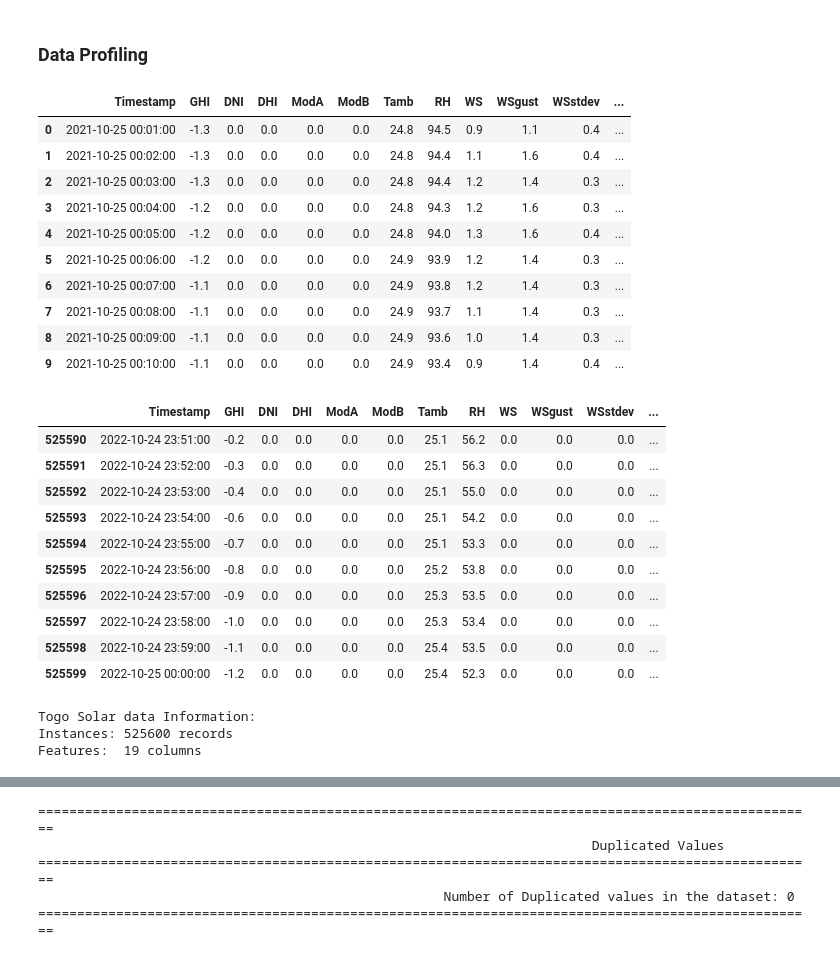
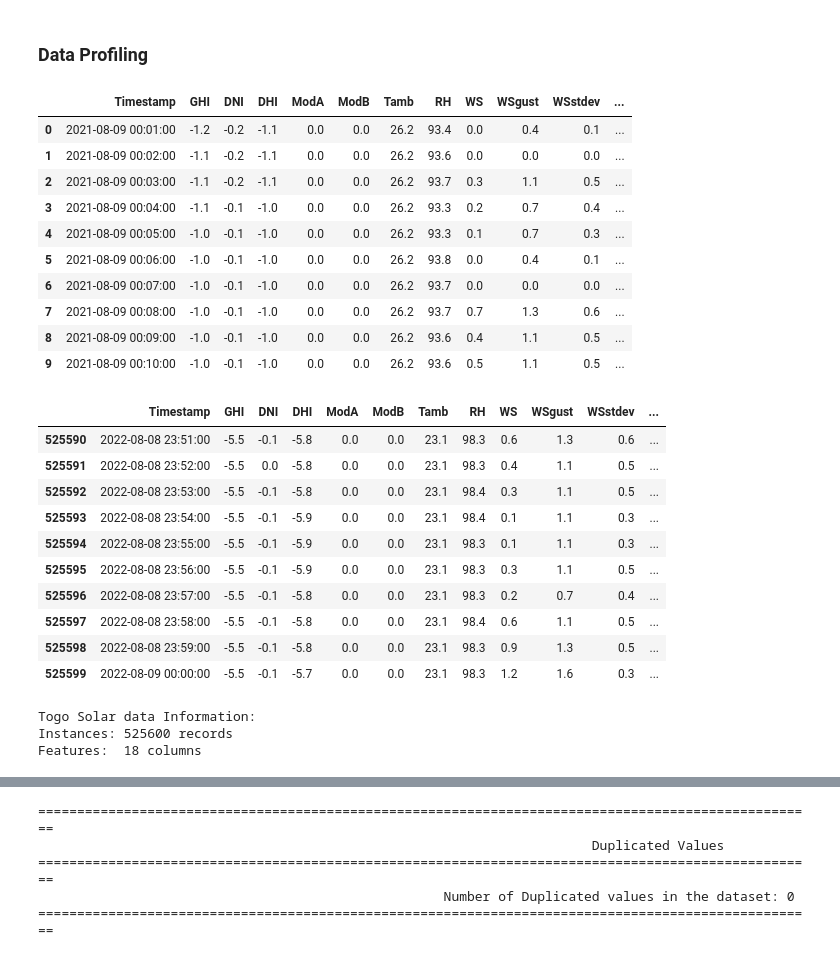
Before and after one commit to Jonepeter/solar-challenge-week1, a Jupyter notebook: notebooks/benin_eda.ipynb, the cells around one changed output, grey strips where cells are left out. Saved outputs shown, nothing was run; the diff lists cells and outputs as text; code cells hidden in the pictures.

Commit message:
eda: benin update data profiling describe method

```diff
--- a/notebooks/benin_eda.ipynb
+++ b/notebooks/benin_eda.ipynb
@@ -10,47 +10,47 @@ import numpy as np
 from scipy.stats import zscore
 # %%
 # Reading DataSets
-togo_data = pd.read_csv("../data/togo-dapaong_qc.csv", parse_dates=['Timestamp'])
+benin_data = pd.read_csv("../data/benin-malanville.csv", parse_dates=['Timestamp'])
 # %% [markdown]
 ### Data Profiling
 # %%
 # display the first 10 records
-togo_data.head(10)
+benin_data.head(10)
 # %% [output]
 |  | Timestamp | GHI | DNI | DHI | ModA | ModB | Tamb | RH | WS | WSgust | WSstdev | ... |
-| 0 | 2021-10-25 00:01:00 | -1.3 | 0.0 | 0.0 | 0.0 | 0.0 | 24.8 | 94.5 | 0.9 | 1.1 | 0.4 | ... |
-| 1 | 2021-10-25 00:02:00 | -1.3 | 0.0 | 0.0 | 0.0 | 0.0 | 24.8 | 94.4 | 1.1 | 1.6 | 0.4 | ... |
-| 2 | 2021-10-25 00:03:00 | -1.3 | 0.0 | 0.0 | 0.0 | 0.0 | 24.8 | 94.4 | 1.2 | 1.4 | 0.3 | ... |
-| 3 | 2021-10-25 00:04:00 | -1.2 | 0.0 | 0.0 | 0.0 | 0.0 | 24.8 | 94.3 | 1.2 | 1.6 | 0.3 | ... |
-| 4 | 2021-10-25 00:05:00 | -1.2 | 0.0 | 0.0 | 0.0 | 0.0 | 24.8 | 94.0 | 1.3 | 1.6 | 0.4 | ... |
-| 5 | 2021-10-25 00:06:00 | -1.2 | 0.0 | 0.0 | 0.0 | 0.0 | 24.9 | 93.9 | 1.2 | 1.4 | 0.3 | ... |
-| 6 | 2021-10-25 00:07:00 | -1.1 | 0.0 | 0.0 | 0.0 | 0.0 | 24.9 | 93.8 | 1.2 | 1.4 | 0.3 | ... |
-| 7 | 2021-10-25 00:08:00 | -1.1 | 0.0 | 0.0 | 0.0 | 0.0 | 24.9 | 93.7 | 1.1 | 1.4 | 0.3 | ... |
-| 8 | 2021-10-25 00:09:00 | -1.1 | 0.0 | 0.0 | 0.0 | 0.0 | 24.9 | 93.6 | 1.0 | 1.4 | 0.3 | ... |
-| 9 | 2021-10-25 00:10:00 | -1.1 | 0.0 | 0.0 | 0.0 | 0.0 | 24.9 | 93.4 | 0.9 | 1.4 | 0.4 | ... |
+| 0 | 2021-08-09 00:01:00 | -1.2 | -0.2 | -1.1 | 0.0 | 0.0 | 26.2 | 93.4 | 0.0 | 0.4 | 0.1 | ... |
+| 1 | 2021-08-09 00:02:00 | -1.1 | -0.2 | -1.1 | 0.0 | 0.0 | 26.2 | 93.6 | 0.0 | 0.0 | 0.0 | ... |
+| 2 | 2021-08-09 00:03:00 | -1.1 | -0.2 | -1.1 | 0.0 | 0.0 | 26.2 | 93.7 | 0.3 | 1.1 | 0.5 | ... |
+| 3 | 2021-08-09 00:04:00 | -1.1 | -0.1 | -1.0 | 0.0 | 0.0 | 26.2 | 93.3 | 0.2 | 0.7 | 0.4 | ... |
+| 4 | 2021-08-09 00:05:00 | -1.0 | -0.1 | -1.0 | 0.0 | 0.0 | 26.2 | 93.3 | 0.1 | 0.7 | 0.3 | ... |
+| 5 | 2021-08-09 00:06:00 | -1.0 | -0.1 | -1.0 | 0.0 | 0.0 | 26.2 | 93.8 | 0.0 | 0.4 | 0.1 | ... |
+| 6 | 2021-08-09 00:07:00 | -1.0 | -0.1 | -1.0 | 0.0 | 0.0 | 26.2 | 93.7 | 0.0 | 0.0 | 0.0 | ... |
+| 7 | 2021-08-09 00:08:00 | -1.0 | -0.1 | -1.0 | 0.0 | 0.0 | 26.2 | 93.7 | 0.7 | 1.3 | 0.6 | ... |
+| 8 | 2021-08-09 00:09:00 | -1.0 | -0.1 | -1.0 | 0.0 | 0.0 | 26.2 | 93.6 | 0.4 | 1.1 | 0.5 | ... |
+| 9 | 2021-08-09 00:10:00 | -1.0 | -0.1 | -1.0 | 0.0 | 0.0 | 26.2 | 93.6 | 0.5 | 1.1 | 0.5 | ... |
 # %%
 # display the last 10 records
-togo_data.tail(10)
+benin_data.tail(10)
 # %% [output]
 |  | Timestamp | GHI | DNI | DHI | ModA | ModB | Tamb | RH | WS | WSgust | WSstdev | ... |
-| 525590 | 2022-10-24 23:51:00 | -0.2 | 0.0 | 0.0 | 0.0 | 0.0 | 25.1 | 56.2 | 0.0 | 0.0 | 0.0 | ... |
-| 525591 | 2022-10-24 23:52:00 | -0.3 | 0.0 | 0.0 | 0.0 | 0.0 | 25.1 | 56.3 | 0.0 | 0.0 | 0.0 | ... |
-| 525592 | 2022-10-24 23:53:00 | -0.4 | 0.0 | 0.0 | 0.0 | 0.0 | 25.1 | 55.0 | 0.0 | 0.0 | 0.0 | ... |
-| 525593 | 2022-10-24 23:54:00 | -0.6 | 0.0 | 0.0 | 0.0 | 0.0 | 25.1 | 54.2 | 0.0 | 0.0 | 0.0 | ... |
-| 525594 | 2022-10-24 23:55:00 | -0.7 | 0.0 | 0.0 | 0.0 | 0.0 | 25.1 | 53.3 | 0.0 | 0.0 | 0.0 | ... |
-| 525595 | 2022-10-24 23:56:00 | -0.8 | 0.0 | 0.0 | 0.0 | 0.0 | 25.2 | 53.8 | 0.0 | 0.0 | 0.0 | ... |
-| 525596 | 2022-10-24 23:57:00 | -0.9 | 0.0 | 0.0 | 0.0 | 0.0 | 25.3 | 53.5 | 0.0 | 0.0 | 0.0 | ... |
-| 525597 | 2022-10-24 23:58:00 | -1.0 | 0.0 | 0.0 | 0.0 | 0.0 | 25.3 | 53.4 | 0.0 | 0.0 | 0.0 | ... |
-| 525598 | 2022-10-24 23:59:00 | -1.1 | 0.0 | 0.0 | 0.0 | 0.0 | 25.4 | 53.5 | 0.0 | 0.0 | 0.0 | ... |
-| 525599 | 2022-10-25 00:00:00 | -1.2 | 0.0 | 0.0 | 0.0 | 0.0 | 25.4 | 52.3 | 0.0 | 0.0 | 0.0 | ... |
+| 525590 | 2022-08-08 23:51:00 | -5.5 | -0.1 | -5.8 | 0.0 | 0.0 | 23.1 | 98.3 | 0.6 | 1.3 | 0.6 | ... |
+| 525591 | 2022-08-08 23:52:00 | -5.5 | 0.0 | -5.8 | 0.0 | 0.0 | 23.1 | 98.3 | 0.4 | 1.1 | 0.5 | ... |
+| 525592 | 2022-08-08 23:53:00 | -5.5 | -0.1 | -5.8 | 0.0 | 0.0 | 23.1 | 98.4 | 0.3 | 1.1 | 0.5 | ... |
+| 525593 | 2022-08-08 23:54:00 | -5.5 | -0.1 | -5.9 | 0.0 | 0.0 | 23.1 | 98.4 | 0.1 | 1.1 | 0.3 | ... |
+| 525594 | 2022-08-08 23:55:00 | -5.5 | -0.1 | -5.9 | 0.0 | 0.0 | 23.1 | 98.3 | 0.1 | 1.1 | 0.3 | ... |
+| 525595 | 2022-08-08 23:56:00 | -5.5 | -0.1 | -5.9 | 0.0 | 0.0 | 23.1 | 98.3 | 0.3 | 1.1 | 0.5 | ... |
+| 525596 | 2022-08-08 23:57:00 | -5.5 | -0.1 | -5.8 | 0.0 | 0.0 | 23.1 | 98.3 | 0.2 | 0.7 | 0.4 | ... |
+| 525597 | 2022-08-08 23:58:00 | -5.5 | -0.1 | -5.8 | 0.0 | 0.0 | 23.1 | 98.4 | 0.6 | 1.1 | 0.5 | ... |
+| 525598 | 2022-08-08 23:59:00 | -5.5 | -0.1 | -5.8 | 0.0 | 0.0 | 23.1 | 98.3 | 0.9 | 1.3 | 0.5 | ... |
+| 525599 | 2022-08-09 00:00:00 | -5.5 | -0.1 | -5.7 | 0.0 | 0.0 | 23.1 | 98.3 | 1.2 | 1.6 | 0.3 | ... |
 # %%
 # display the shape of the data to get info about number features and instance
 print(f"Togo Solar data Information: ")
-print(f"Instances: {togo_data.shape[0]} records ")
-print(f"Features:  {togo_data.shape[1] } columns")
+print(f"Instances: {benin_data.shape[0]} records ")
+print(f"Features:  {benin_data.shape[1] } columns")
 # %% [output]
 Togo Solar data Information:
 Instances: 525600 records
-Features:  19 columns
+Features:  18 columns
 # %%
 # Dataset information about type of each columns, size
```
Also changed, not shown: parts of 15 cells of this notebook.
